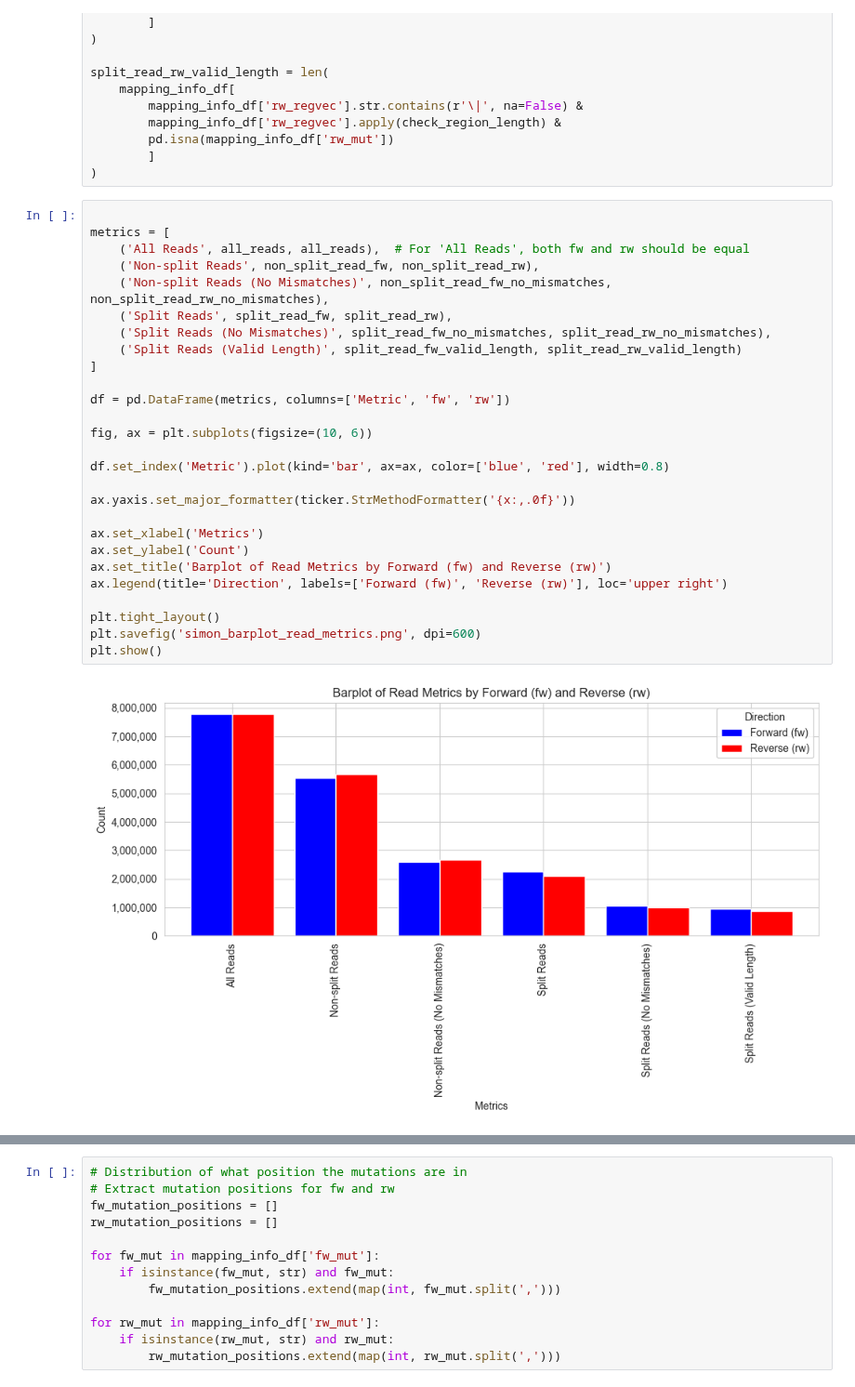
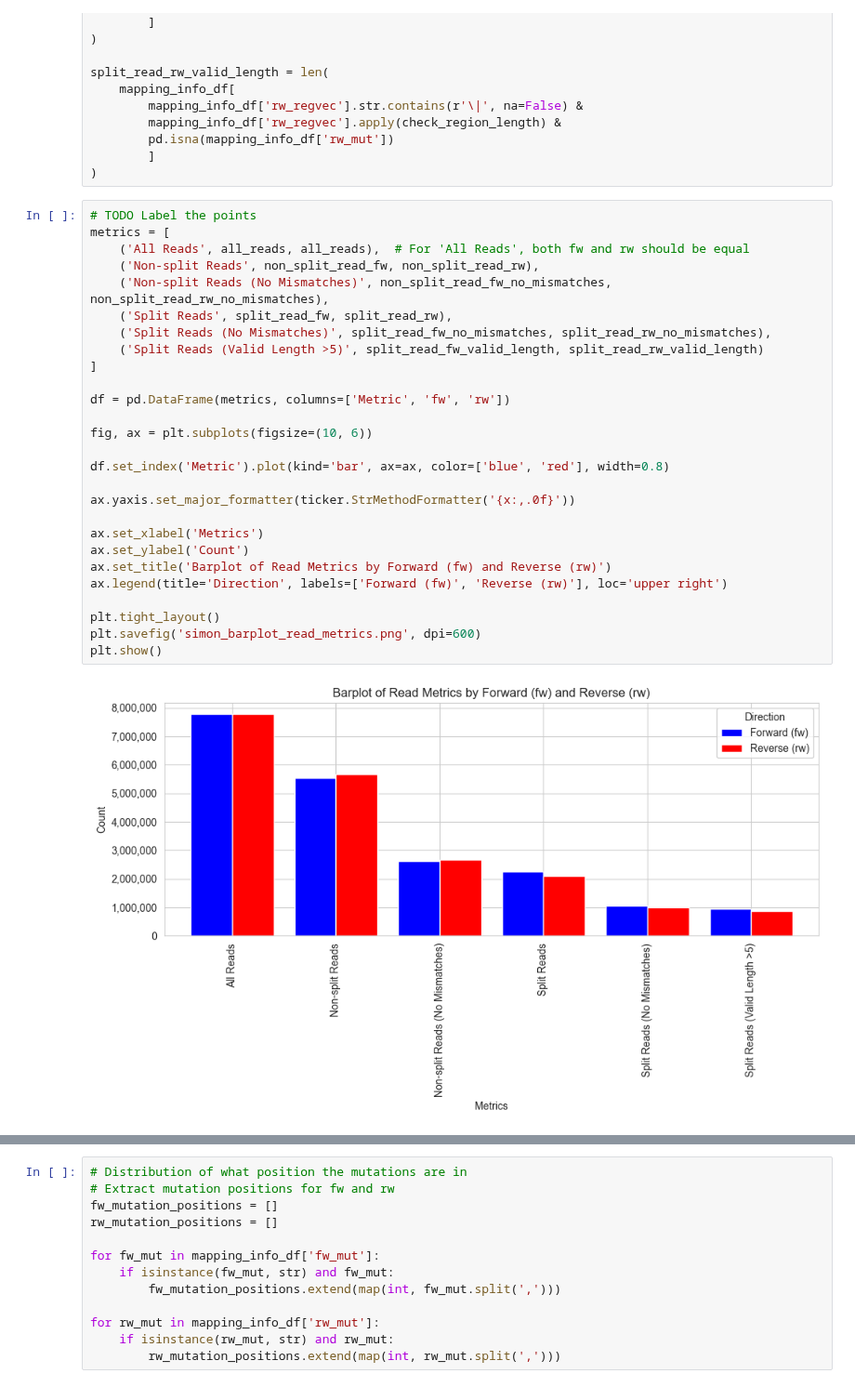
Before and after one commit to IngiumDev/gobi, a Jupyter notebook: src/main/Analysis/readsimulator/analyze_read_simulator.ipynb, the cells around one changed output, grey strips where cells are left out. Shown at 93% size. Saved outputs shown, nothing was run; the diff lists cells and outputs as text.

```diff
--- a/src/main/Analysis/readsimulator/analyze_read_simulator.ipynb
+++ b/src/main/Analysis/readsimulator/analyze_read_simulator.ipynb
@@ -392,31 +401,31 @@ split_read_rw_valid_length = len(
         ]
 )
 # %%
-
+# TODO Label the points
 metrics = [
     ('All Reads', all_reads, all_reads),  # For 'All Reads', both fw and rw should be equal
     ('Non-split Reads', non_split_read_fw, non_split_read_rw),
     ('Non-split Reads (No Mismatches)', non_split_read_fw_no_mismatches, non_split_read_rw_no_mismatches),
     ('Split Reads', split_read_fw, split_read_rw),
     ('Split Reads (No Mismatches)', split_read_fw_no_mismatches, split_read_rw_no_mismatches),
-    ('Split Reads (Valid Length)', split_read_fw_valid_length, split_read_rw_valid_length)
+    ('Split Reads (Valid Length >5)', split_read_fw_valid_length, split_read_rw_valid_length)
 ]
 
 df = pd.DataFrame(metrics, columns=['Metric', 'fw', 'rw'])
 
 fig, ax = plt.subplots(figsize=(10, 6))
 
 df.set_index('Metric').plot(kind='bar', ax=ax, color=['blue', 'red'], width=0.8)
 
 ax.yaxis.set_major_formatter(ticker.StrMethodFormatter('{x:,.0f}'))
 
 ax.set_xlabel('Metrics')
 ax.set_ylabel('Count')
 ax.set_title('Barplot of Read Metrics by Forward (fw) and Reverse (rw)')
 ax.legend(title='Direction', labels=['Forward (fw)', 'Reverse (rw)'], loc='upper right')
 
 plt.tight_layout()
 plt.savefig('simon_barplot_read_metrics.png', dpi=600)
 plt.show()
 # %% [output]
-[figure, old version]
+[figure, new version]
```
Also changed, not shown: parts of 6 cells of this notebook, 5 other files.
